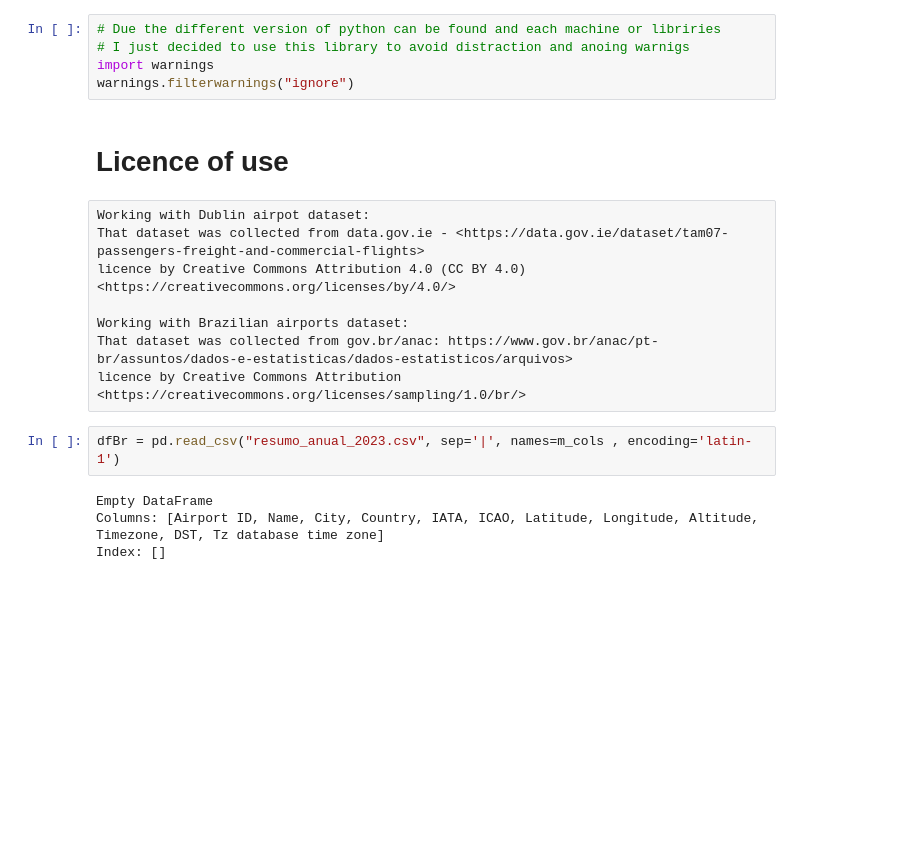
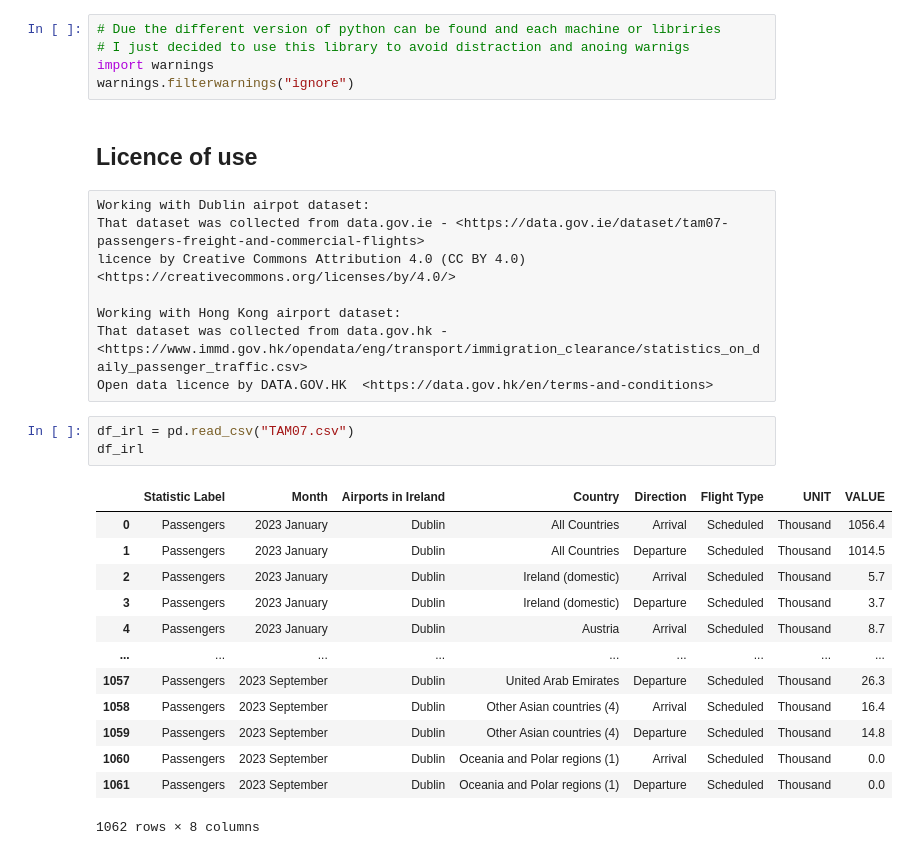
Before and after one commit to Lylkend-Albuquerque/CA2, a Jupyter notebook: CA_2 - 2023.ipynb, the cells around one changed output. Drawn from its saved outputs; the diff is of its cells as text; blank space fills up the shorter version.

```diff
--- a/CA_2 - 2023.ipynb
+++ b/CA_2 - 2023.ipynb
@@ -17,18 +17,29 @@ import matplotlib as plt
 import warnings
 warnings.filterwarnings("ignore")
 # %% [markdown]
-# Licence of use
+## Licence of use
 # %% [raw]
 Working with Dublin airpot dataset:
 That dataset was collected from data.gov.ie - <https://data.gov.ie/dataset/tam07-passengers-freight-and-commercial-flights>
 licence by Creative Commons Attribution 4.0 (CC BY 4.0) <https://creativecommons.org/licenses/by/4.0/>
 
-Working with Brazilian airports dataset:
-That dataset was collected from gov.br/anac: https://www.gov.br/anac/pt-br/assuntos/dados-e-estatisticas/dados-estatisticos/arquivos>
-licence by Creative Commons Attribution <https://creativecommons.org/licenses/sampling/1.0/br/>
+Working with Hong Kong airport dataset:
+That dataset was collected from data.gov.hk - <https://www.immd.gov.hk/opendata/eng/transport/immigration_clearance/statistics_on_daily_passenger_traffic.csv>
+Open data licence by DATA.GOV.HK  <https://data.gov.hk/en/terms-and-conditions>
 # %%
-dfBr = pd.read_csv("resumo_anual_2023.csv", sep='|', names=m_cols , encoding='latin-1')
+df_irl = pd.read_csv("TAM07.csv")
+df_irl
 # %% [output]
+|  | Statistic Label | Month | Airports in Ireland | Country | Direction | Flight Type | UNIT | VALUE |
+| 0 | Passengers | 2023 January | Dublin | All Countries | Arrival | Scheduled | Thousand | 1056.4 |
+| 1 | Passengers | 2023 January | Dublin | All Countries | Departure | Scheduled | Thousand | 1014.5 |
+| 2 | Passengers | 2023 January | Dublin | Ireland (domestic) | Arrival | Scheduled | Thousand | 5.7 |
+| 3 | Passengers | 2023 January | Dublin | Ireland (domestic) | Departure | Scheduled | Thousand | 3.7 |
+| 4 | Passengers | 2023 January | Dublin | Austria | Arrival | Scheduled | Thousand | 8.7 |
+| ... | ... | ... | ... | ... | ... | ... | ... | ... |
+| 1057 | Passengers | 2023 September | Dublin | United Arab Emirates | Departure | Scheduled | Thousand | 26.3 |
+| 1058 | Passengers | 2023 September | Dublin | Other Asian countries (4) | Arrival | Scheduled | Thousand | 16.4 |
+| 1059 | Passengers | 2023 September | Dublin | Other Asian countries (4) | Departure | Scheduled | Thousand | 14.8 |
+| 1060 | Passengers | 2023 September | Dublin | Oceania and Polar regions (1) | Arrival | Scheduled | Thousand | 0.0 |
+| 1061 | Passengers | 2023 September | Dublin | Oceania and Polar regions (1) | Departure | Scheduled | Thousand | 0.0 |
-Empty DataFrame
-Columns: [Airport ID, Name, City, Country, IATA, ICAO, Latitude, Longitude, Altitude, Timezone, DST, Tz database time zone]
-Index: []
+1062 rows × 8 columns
```
Also changed, not shown: parts of 22 cells of this notebook, 2 other files.
